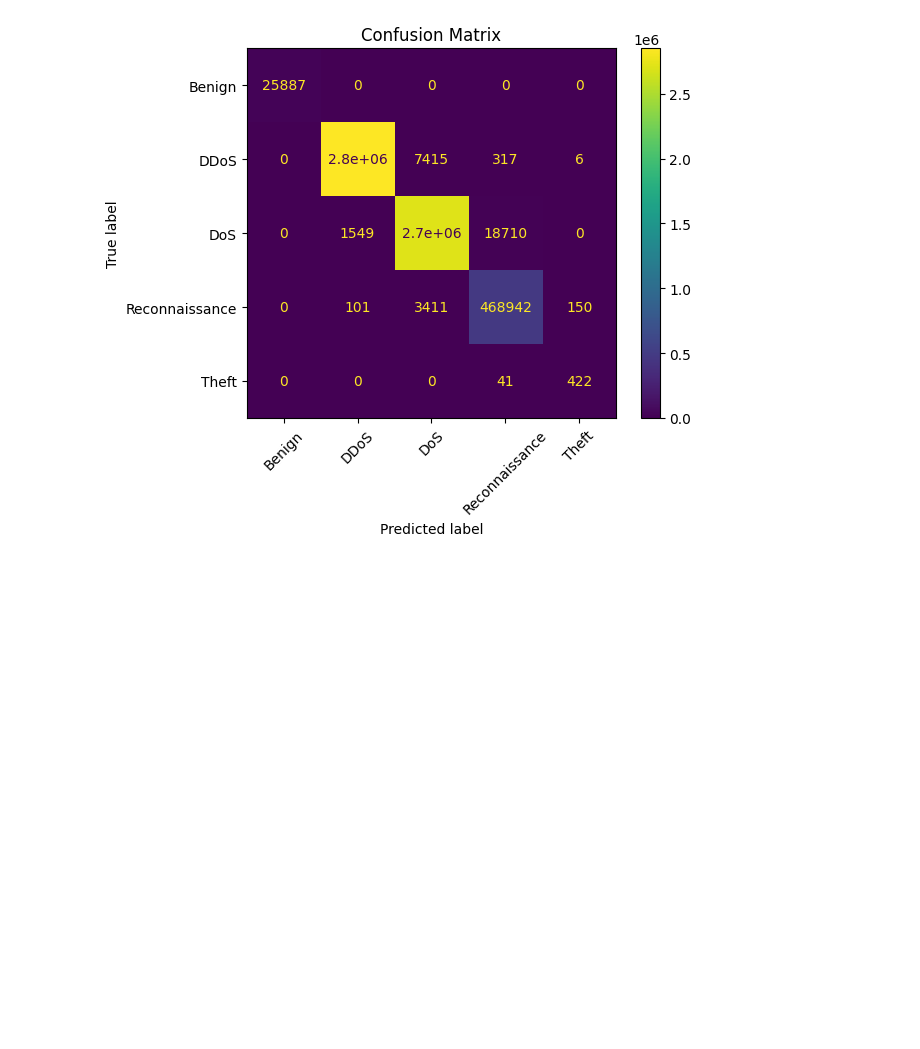
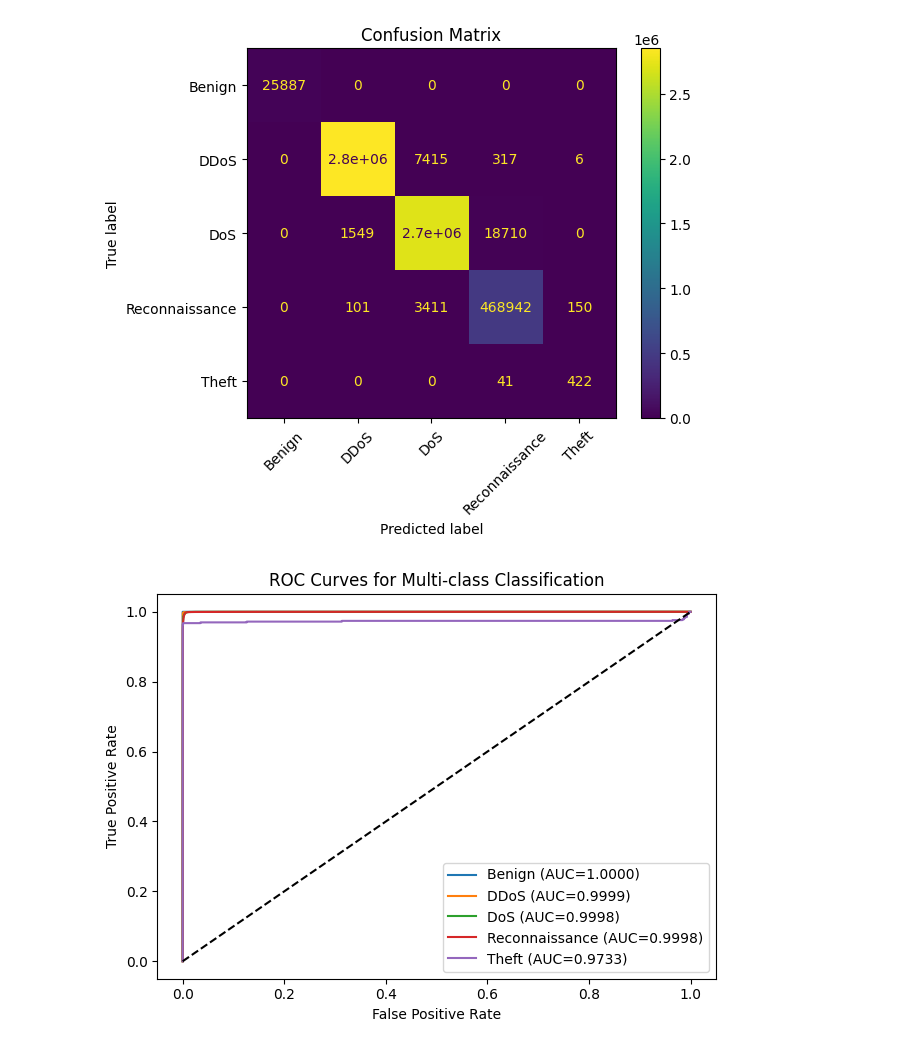
Before and after one commit to yoshbatula/Hybrid-Enhanced-Stacked-Ensemble-for-Network-Intrusion-Detection, a Jupyter notebook: Light-Gradient-Boosting.ipynb, the cells around one changed output. Drawn from its saved outputs; the diff is of its cells as text; code cells hidden in the pictures; blank space fills up the shorter version.

Commit message:
done adding for the ROC Curves for multi classification

```diff
--- a/Light-Gradient-Boosting.ipynb
+++ b/Light-Gradient-Boosting.ipynb
@@ -179,3 +179,23 @@ plt.savefig('lightgbm_confusion_matrix.png', dpi=150)
 plt.show()
 # %% [output]
 [figure]
+# %%
+# ROC Curves for multi-class classification
+
+y_test_bin = label_binarize(y_test, classes=np.unique(y))
+plt.figure()
+for i in range(y_test_bin.shape[1]):
+    fpr, tpr, _ = roc_curve(y_test_bin[:, i], y_pred_proba[:, i])
+    roc_auc_class = auc(fpr, tpr)
+    plt.plot(fpr, tpr, label=f"{le.classes_[i]} (AUC={roc_auc_class:.4f})")
+
+plt.plot([0, 1], [0, 1], 'k--') # Diagonal line for random classifier
+plt.xlabel("False Positive Rate")
+plt.ylabel("True Positive Rate")
+plt.title("ROC Curves for Multi-class Classification")
+plt.legend()
+plt.tight_layout()
+plt.savefig('lightgbm_roc_curves.png', dpi=150)
+plt.show()
+# %% [output]
+[figure, added]
```
Also changed, not shown: parts of 1 cell of this notebook, 2 other files.
